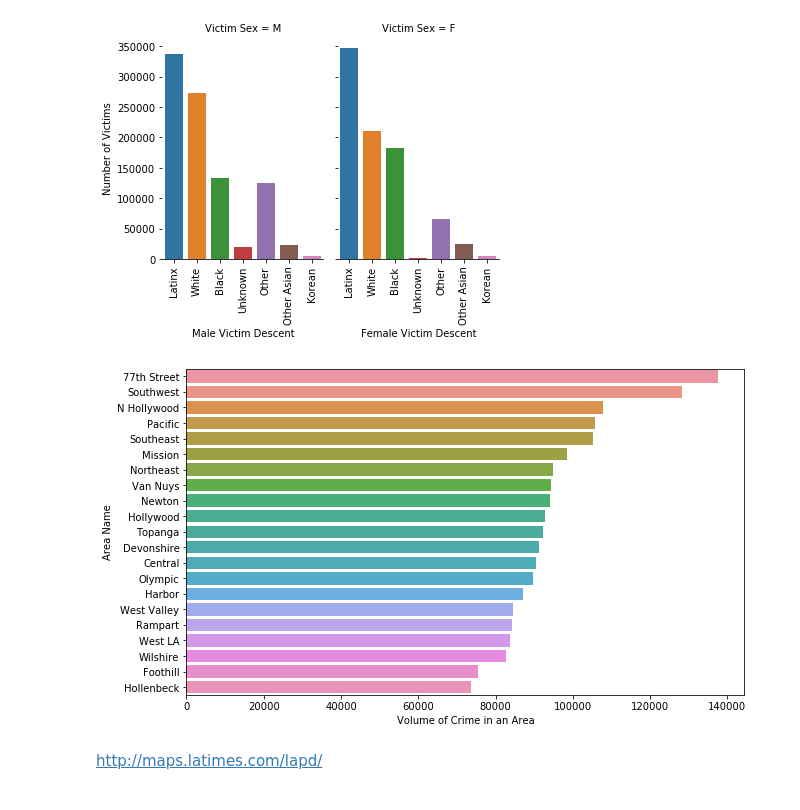
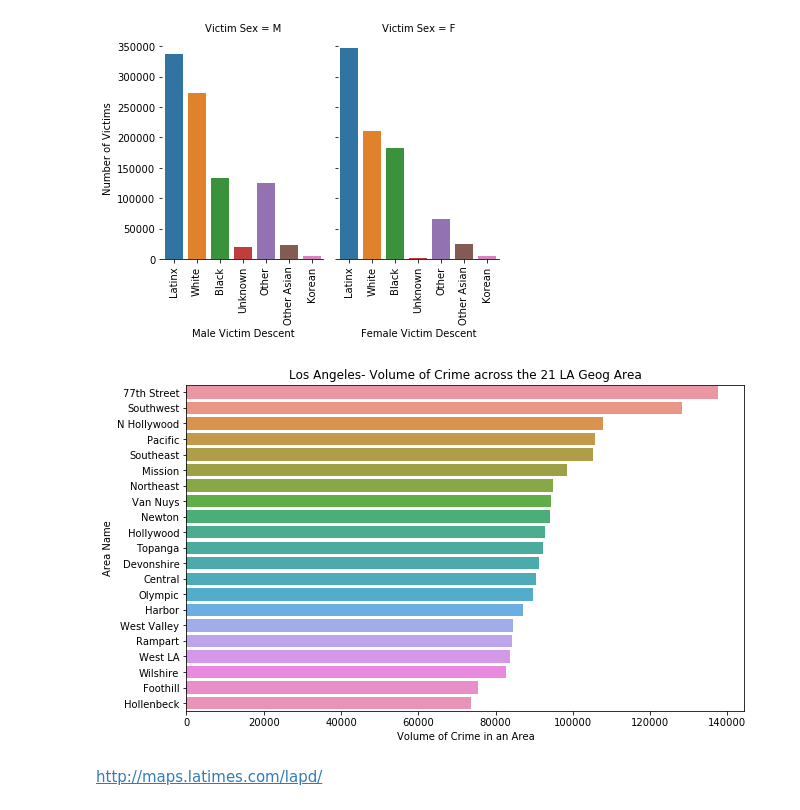
Before and after one commit to sidneykung/LA_crime_forecasting, a Jupyter notebook: eda_lhamu.ipynb, the cells around one changed output. Drawn from its saved outputs; the diff is of its cells as text; code cells hidden in the pictures.

Commit message:
Trend Study and Visuals

```diff
--- a/eda_lhamu.ipynb
+++ b/eda_lhamu.ipynb
@@ -157,12 +154,13 @@ g.despine(left=True);
 # %%
 plt.figure(figsize=(10,6))
 sns.countplot(y='Area Name', data= clean_df, orient="h",
               order=clean_df['Area Name'].value_counts().index)
 plt.xlabel('Volume of Crime in an Area')
+plt.title('Los Angeles- Volume of Crime across the 21 LA Geog Area')
 
 g.savefig('visualizations/Volume_of_victims_per_LA_geographic_area.png');
 # %% [output]
-[figure, old version]
+[figure, new version]
 # %% [markdown]
 http://maps.latimes.com/lapd/
 # %%
```
Also changed, not shown: parts of 23 cells of this notebook, 10 other files.
